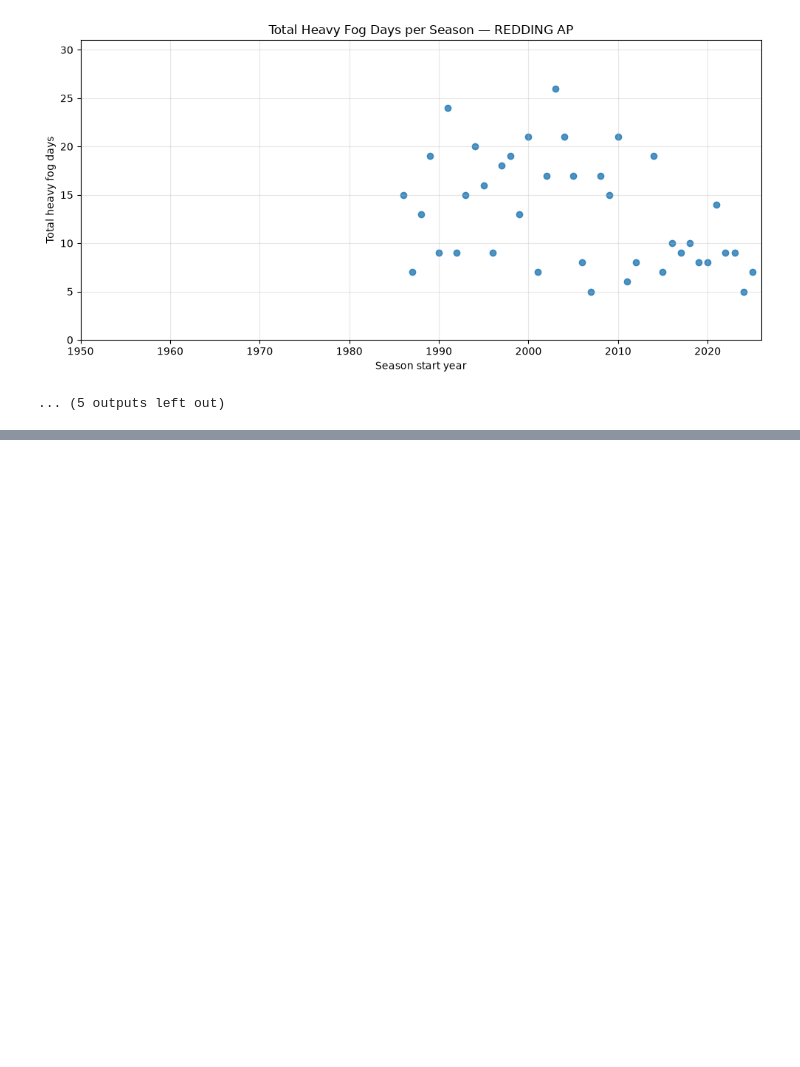
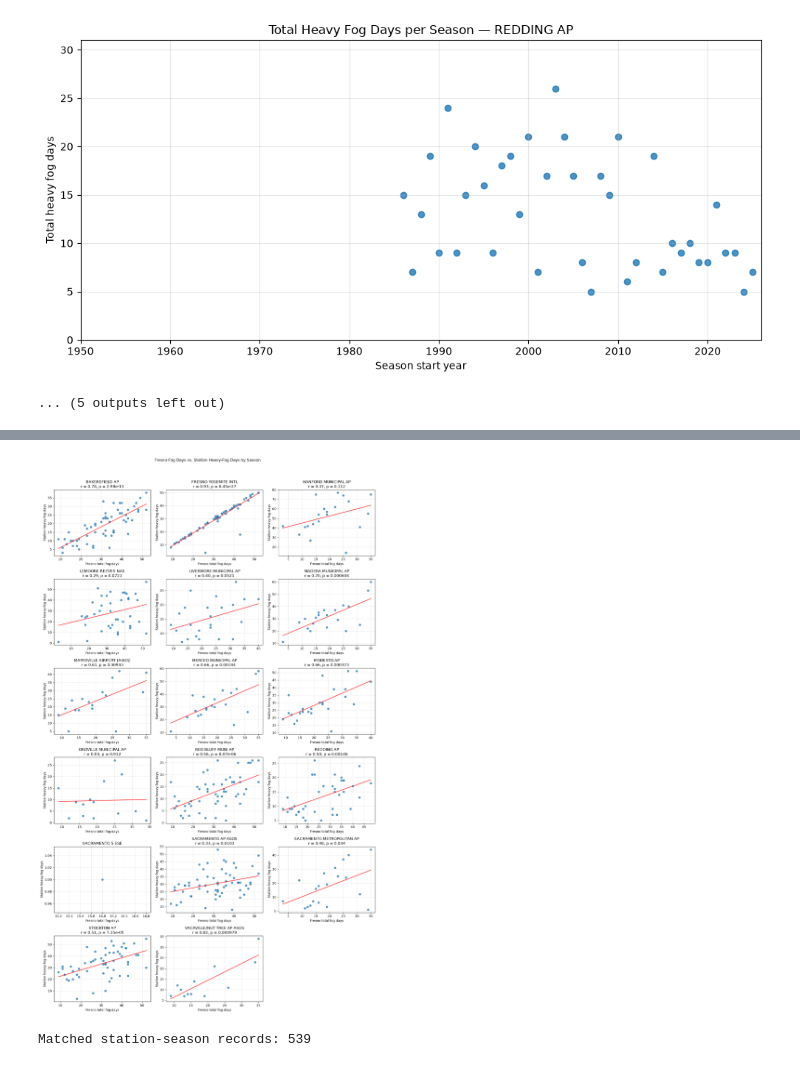
Before and after one commit to audfish/WQ2026, a Jupyter notebook: fresno-fog.ipynb, the cells around one changed output, grey strips where cells are left out. Saved outputs shown, nothing was run; the diff lists cells and outputs as text; code cells hidden in the pictures; blank space fills up the shorter version.

```diff
--- a/fresno-fog.ipynb
+++ b/fresno-fog.ipynb
@@ -412,0 +484,52 @@ for station, station_data in plot_data.groupby("station"):
+# %%
+# Prepare Fresno totals and heavy-fog station totals for matching seasons.
+fresno_compare = Fresno_rows[["Season", "Total"]].copy()
+fresno_compare["Total"] = pd.to_numeric(fresno_compare["Total"], errors="coerce")
+
+heavy_compare = heavy_fog_seasons[["station", "season", "total"]].copy()
+heavy_compare["total"] = pd.to_numeric(heavy_compare["total"], errors="coerce")
+
+comparison = heavy_compare.merge(
+    fresno_compare,
+    left_on="season",
+    right_on="Season",
+    how="inner"
+).dropna(subset=["total", "Total"])
+
+stations = sorted(comparison["station"].unique())
+ncols = 3
+nrows = int(np.ceil(len(stations) / ncols))
+fig, axes = plt.subplots(
+    nrows, ncols, figsize=(5 * ncols, 4 * nrows), squeeze=False
+)
+
+for ax, station_name in zip(axes.flat, stations):
+    station_data = comparison[comparison["station"] == station_name]
+    x = station_data["Total"]
+    y = station_data["total"]
+
+    ax.scatter(x, y, alpha=0.75)
+
+    if len(station_data) >= 2 and x.nunique() > 1:
+        slope, intercept, r_value, p_value, _ = stats.linregress(x, y)
+        x_line = np.linspace(x.min(), x.max(), 100)
+        ax.plot(x_line, intercept + slope * x_line, color="red")
+        ax.set_title(f"{station_name}\nr = {r_value:.2f}, p = {p_value:.3g}")
+    else:
+        ax.set_title(station_name)
+
+    ax.set_xlabel("Fresno total fog days")
+    ax.set_ylabel("Station heavy-fog days")
+    ax.grid(True, alpha=0.3)
+
+for ax in axes.flat[len(stations):]:
+    ax.set_visible(False)
+
+fig.suptitle("Fresno Fog Days vs. Station Heavy-Fog Days by Season", y=1.02)
+plt.tight_layout()
+plt.show()
+
+print(f"Matched station-season records: {len(comparison)}")
+# %% [output]
+[figure, added]
+Matched station-season records: 539
```
Also changed, not shown: parts of 1 cell of this notebook.
